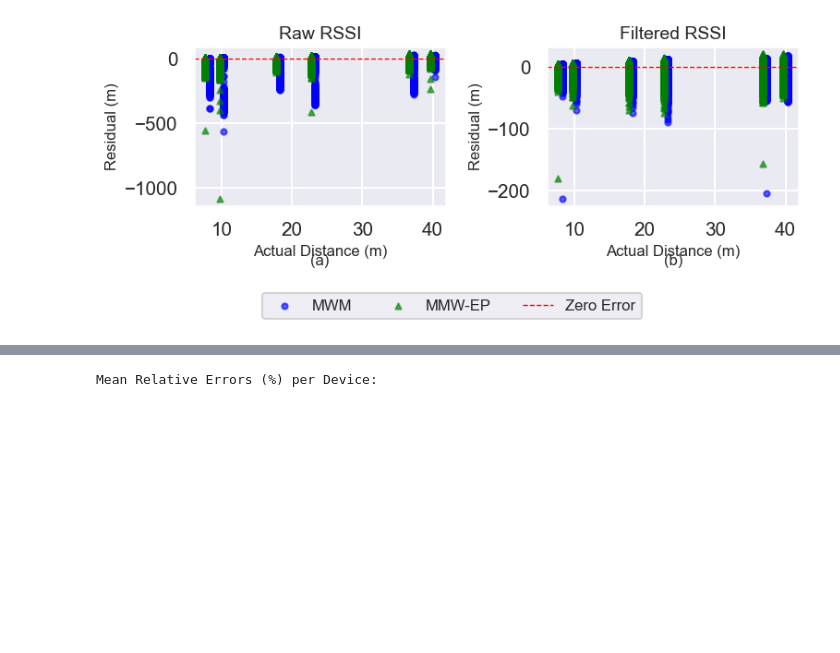
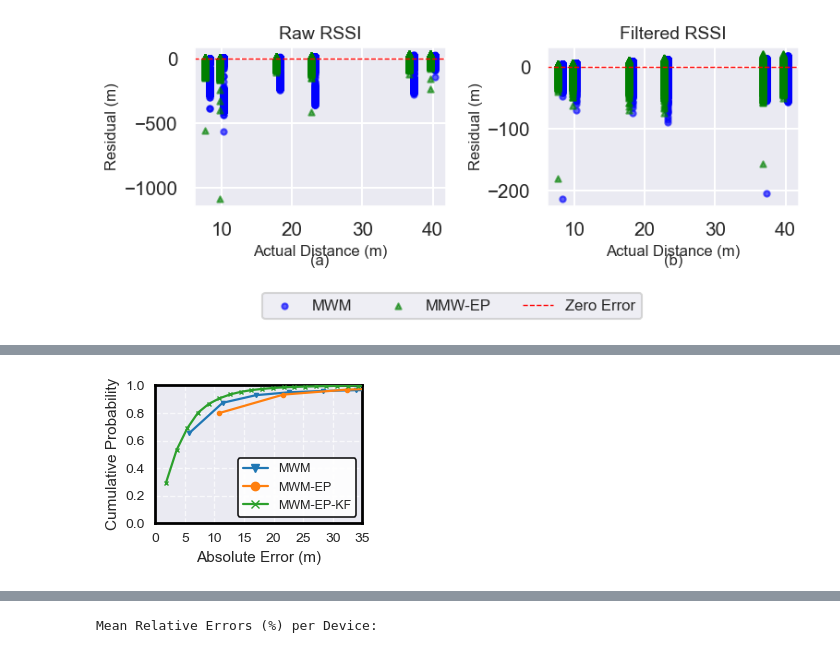
Before and after one commit to nahshonmokua/EnviKal-Loc, a Jupyter notebook: Localization Analysis.ipynb, the cells around one changed output, grey strips where cells are left out. Saved outputs shown, nothing was run; the diff lists cells and outputs as text; code cells hidden in the pictures; blank space fills up the shorter version.

Commit message:
Plottinf Error Metrics and CDE in 4 subplots.

```diff
--- a/Localization Analysis.ipynb
+++ b/Localization Analysis.ipynb
@@ -1684,0 +1662,55 @@ plt.show()
+# %%
+# ----------------------------
+# Configurable font sizes
+# ----------------------------
+FS_LABEL  = 11
+FS_TICK   = 10
+FS_LEGEND = 9
+
+# ----------------------------
+# Colors
+# ----------------------------
+colors = ['#1f77b4', '#ff7f0e', '#2ca02c']
+
+sns.set_theme(style="darkgrid")
+
+plt.figure(figsize=(3,2.2))
+ax = plt.gca()
+
+ax.plot(x_A_raw,  cdf_A_raw,  label='MWM',       color=colors[0], marker='v', markersize=3, linewidth=1.6, zorder=3)
+#plt.plot(x_A_filt, cdf_A_filt, label='MWM-KF', color='green',  marker='^', markersize=3)
+ax.plot(x_B_raw,  cdf_B_raw,  label='MWM-EP',    color=colors[1], marker='o', markersize=3, linewidth=1.6, zorder=3)
+ax.plot(x_B_filt, cdf_B_filt, label='MWM-EP-KF', color=colors[2], marker='x', markersize=3, linewidth=1.6, zorder=3)
+
+# Labels and limits
+ax.set_xlabel('Absolute Error (m)', fontsize=FS_LABEL)
+ax.set_ylabel('Cumulative Probability', fontsize=FS_LABEL)
+ax.set_xlim(0, 35)
+ax.set_ylim(0, 1)
+
+# Ticks
+ax.xaxis.set_major_locator(ticker.MultipleLocator(5))
+ax.yaxis.set_major_locator(ticker.MultipleLocator(0.2))
+ax.tick_params(axis='both', which='major', labelsize=FS_TICK, width=1.2, length=4)
+
+# Grid and legend
+ax.grid(True, linestyle='--', alpha=0.7)
+leg = ax.legend(loc='lower right', fontsize=FS_LEGEND, markerscale=2, frameon=True)
+# Make legend frame readable on darkgrid
+leg.get_frame().set_edgecolor('black')
+leg.get_frame().set_linewidth(1.2)
+leg.get_frame().set_facecolor('white')
+leg.get_frame().set_alpha(0.9)
+
+for side in ['left', 'right', 'bottom', 'top']:
+    sp = ax.spines[side]
+    sp.set_visible(True)
+    sp.set_linewidth(2.0)
+    sp.set_edgecolor('black')
+
+plt.tight_layout()
+plt.savefig('../all_data_files/Localization/cdf_errors.png',
+            dpi=1000, bbox_inches='tight', facecolor='white')  # white background helps borders pop
+plt.show()
+# %% [output]
+[figure, added]
```
Also changed, not shown: parts of 12 cells of this notebook.
